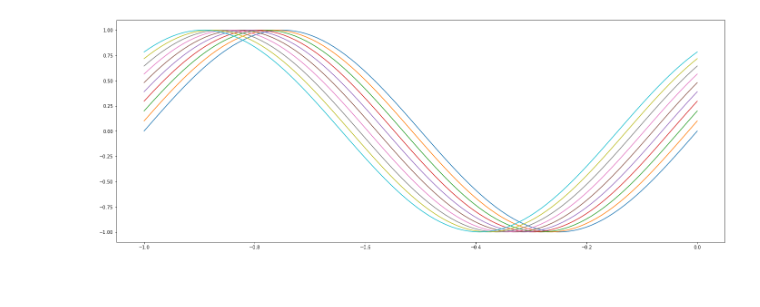
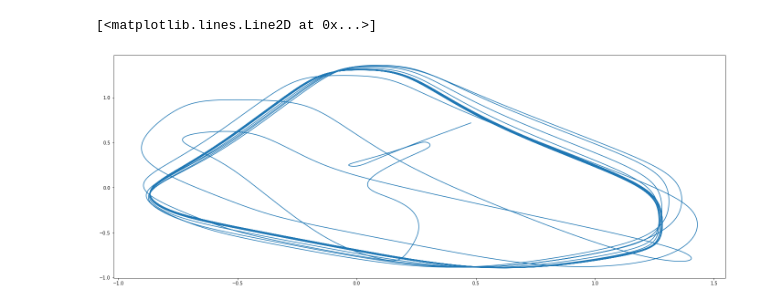
Before and after one commit to dglyzin/sinaps-sim, a Jupyter notebook: simulator-synapse-2023.ipynb, the cells around one changed output. Saved outputs shown, nothing was run; the diff lists cells and outputs as text; code cells hidden in the pictures.

```diff
--- a/simulator-synapse-2023.ipynb
+++ b/simulator-synapse-2023.ipynb
@@ -60,12 +80,9 @@ for idx in range(m):
-# %%
-tinit = np.linspace(-1,0,100)
-xinit = np.zeros((100,m))
-for idx, t in enumerate(tinit):
-    xinit[idx] = initial(t)
-
-import matplotlib.pyplot as plt
-plt.rcParams["figure.figsize"] = (24,9)
-for idx in range(m):
-    plt.plot(tinit, xinit[:,idx])
-# %% [output]
-[figure, removed]
+# %%
+#Plot phase portrait
+axis1 = 5
+axis2 = 8
+plt.rcParams["figure.figsize"] = (24,9)
+plt.plot(xx[:, axis1], xx[:, axis2])
+# %% [output]
+[<matplotlib.lines.Line2D at 0x...>]
+[figure, added]
```
Also changed, not shown: parts of 5 cells of this notebook.
